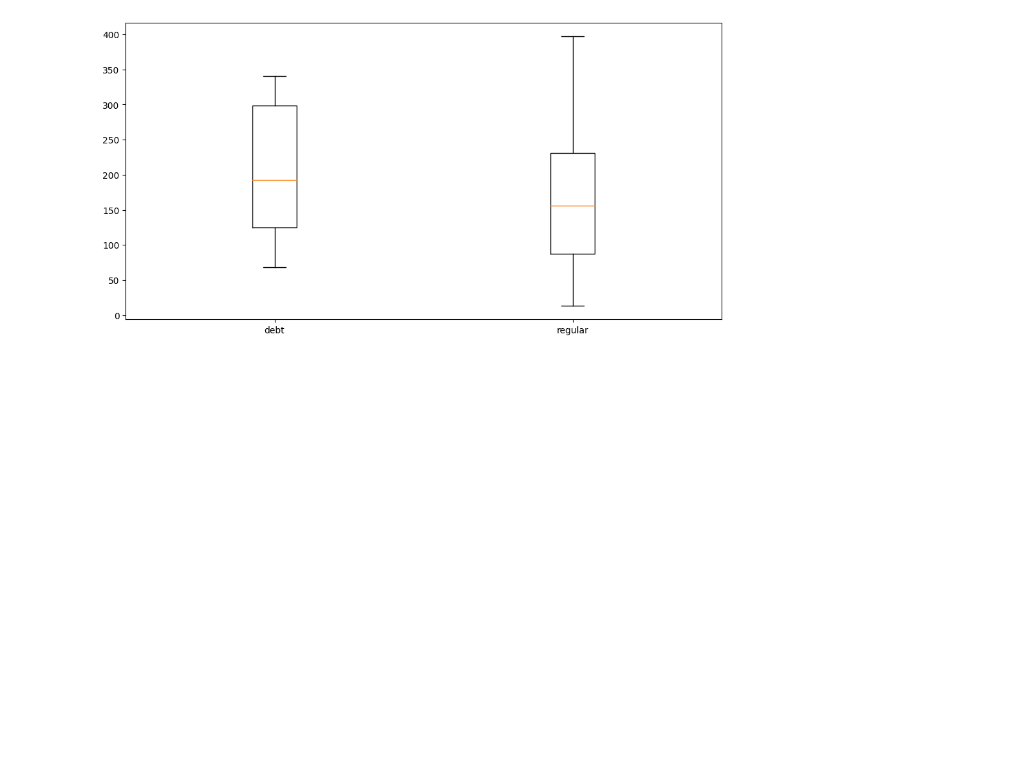
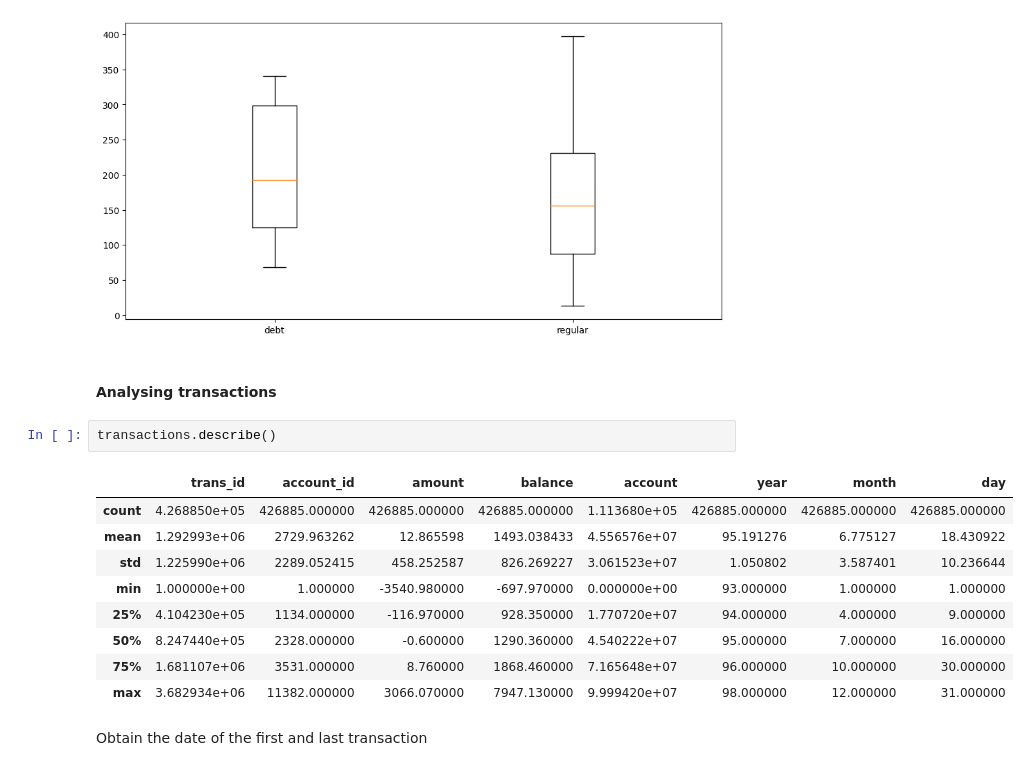
Before and after one commit to bdmendes/feup-ac-banking, a Jupyter notebook: stats.ipynb, the cells around one changed output. Cells and saved outputs as stored; diff of their text form; blank space fills up the shorter version.

Commit message:
Update with first and last transaction values

```diff
--- a/stats.ipynb
+++ b/stats.ipynb
@@ -365,3 +365,19 @@ graphs.plot_monthly_payment_per_loan_amount(loans_dev)
 graphs.plot_monthly_payment_per_status(loans_dev)
 # %% [output]
 [figure]
+# %% [markdown]
+#### Analysing transactions
+# %%
+transactions.describe()
+# %% [output]
+|  | trans_id | account_id | amount | balance | account | year | month | day |
+| count | 4.268850e+05 | 426885.000000 | 426885.000000 | 426885.000000 | 1.113680e+05 | 426885.000000 | 426885.000000 | 426885.000000 |
+| mean | 1.292993e+06 | 2729.963262 | 12.865598 | 1493.038433 | 4.556576e+07 | 95.191276 | 6.775127 | 18.430922 |
+| std | 1.225990e+06 | 2289.052415 | 458.252587 | 826.269227 | 3.061523e+07 | 1.050802 | 3.587401 | 10.236644 |
+| min | 1.000000e+00 | 1.000000 | -3540.980000 | -697.970000 | 0.000000e+00 | 93.000000 | 1.000000 | 1.000000 |
+| 25% | 4.104230e+05 | 1134.000000 | -116.970000 | 928.350000 | 1.770720e+07 | 94.000000 | 4.000000 | 9.000000 |
+| 50% | 8.247440e+05 | 2328.000000 | -0.600000 | 1290.360000 | 4.540222e+07 | 95.000000 | 7.000000 | 16.000000 |
+| 75% | 1.681107e+06 | 3531.000000 | 8.760000 | 1868.460000 | 7.165648e+07 | 96.000000 | 10.000000 | 30.000000 |
+| max | 3.682934e+06 | 11382.000000 | 3066.070000 | 7947.130000 | 9.999420e+07 | 98.000000 | 12.000000 | 31.000000 |
+# %% [markdown]
+Obtain the date of the first and last transaction
```
Also changed, not shown: parts of 1 cell of this notebook.
